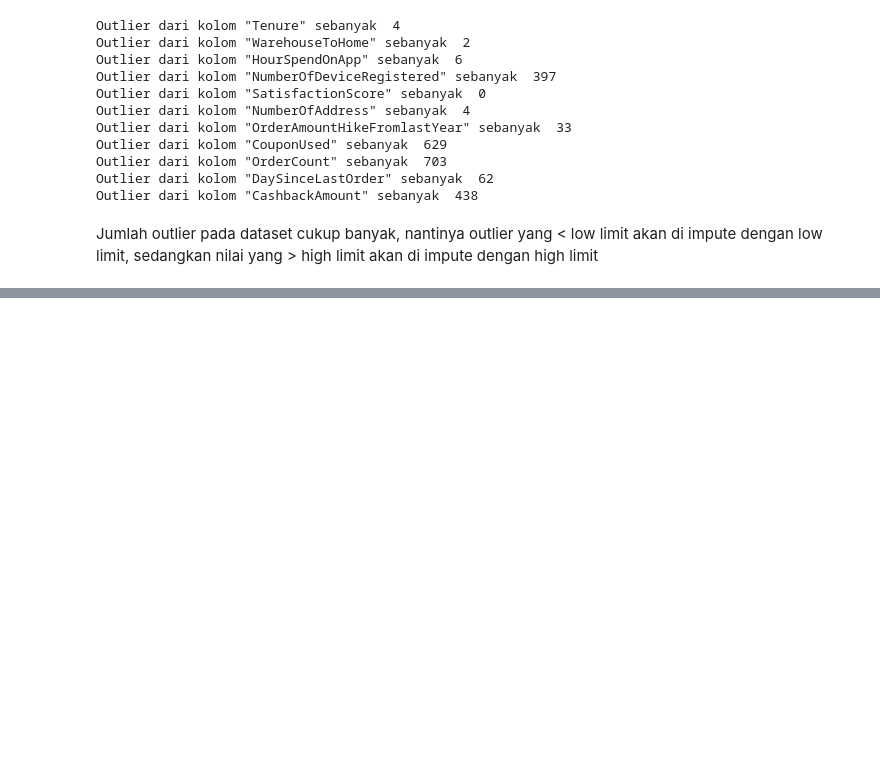
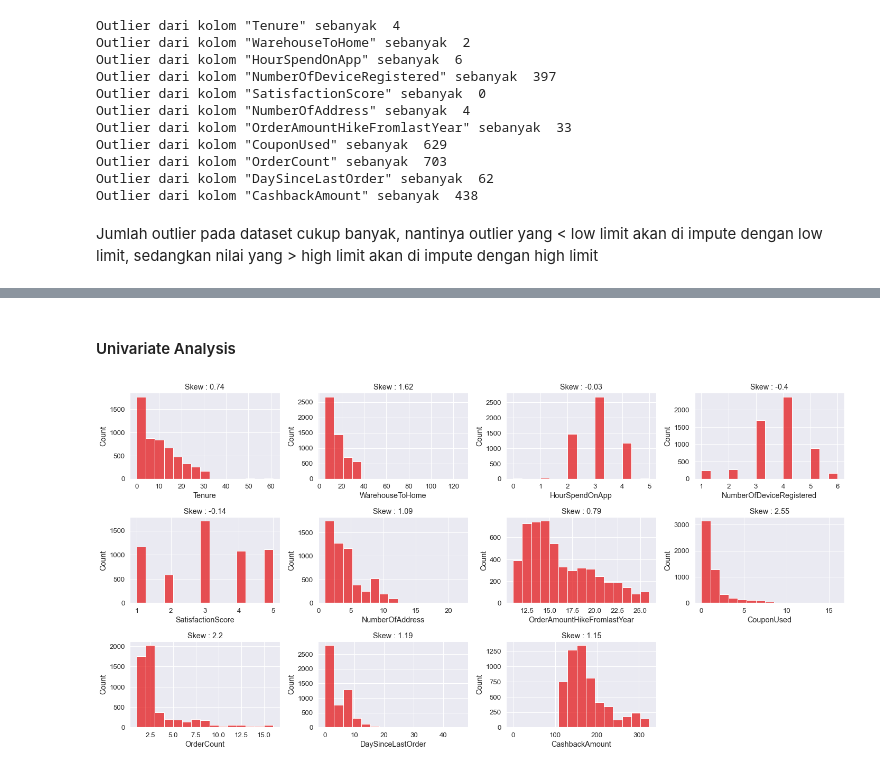
Before and after one commit to arsand07/Customer-Churn, a Jupyter notebook: Customer Churn.ipynb, the cells around one changed output, grey strips where cells are left out. Saved outputs shown, nothing was run; the diff lists cells and outputs as text; code cells hidden in the pictures; blank space fills up the shorter version.

```diff
--- a/Customer Churn.ipynb
+++ b/Customer Churn.ipynb
@@ -201,0 +199,11 @@ Jumlah outlier pada dataset cukup banyak, nantinya outlier yang < low limit akan
+# %% [markdown]
+#### Univariate Analysis
+# %%
+plt.figure(figsize=(20,10))
+for i,j in enumerate(num):
+        plt.subplot(3,4,i+1)
+        sns.histplot(x=df[j], bins=15)
+        plt.title("Skew : "+ str(round(df[j].skew(),2)))
+        plt.tight_layout()
+# %% [output]
+[figure, added]
```
Also changed, not shown: parts of 8 cells of this notebook.
